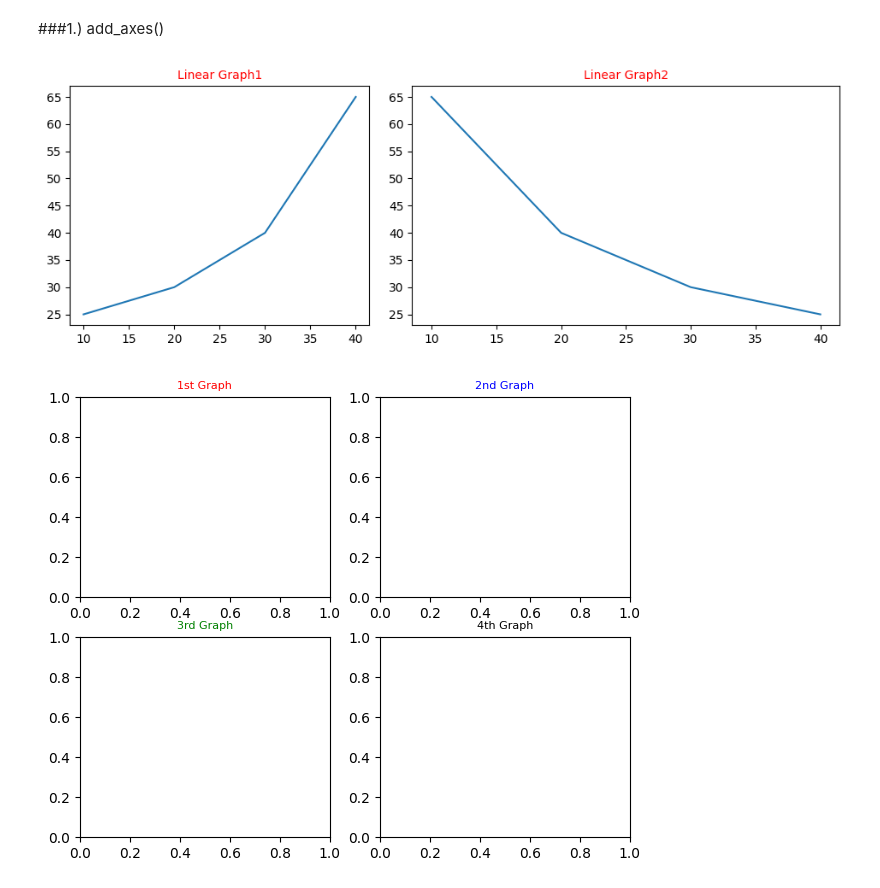
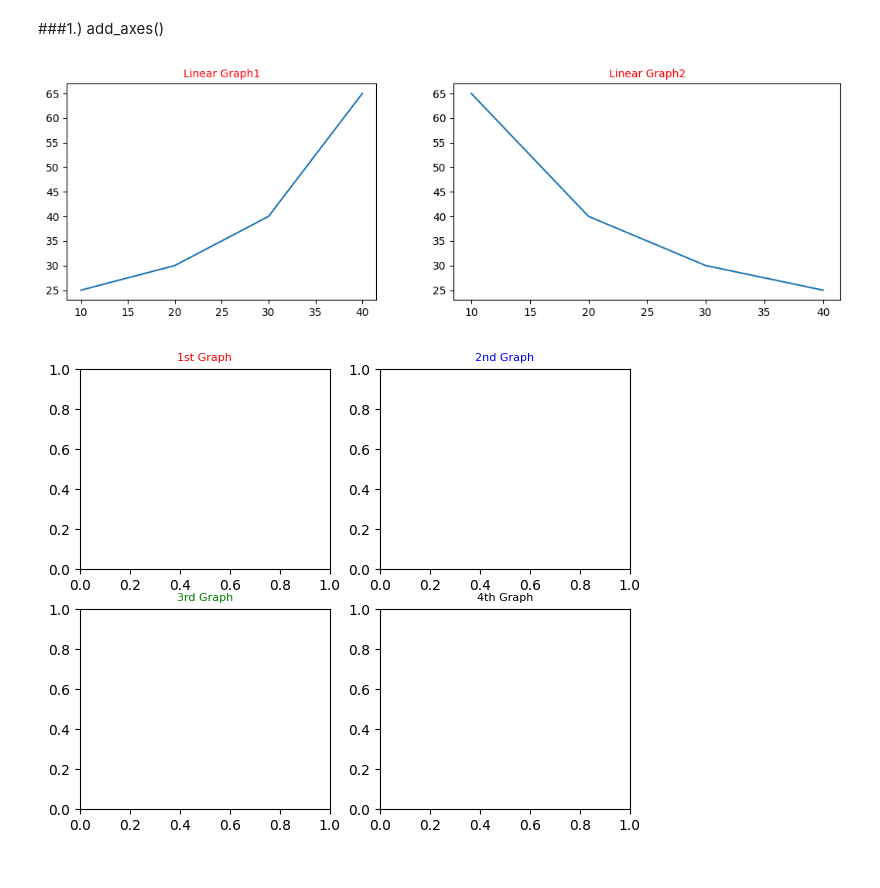
Before and after one commit to Angy-face/Esan-Coding-SS2, a Jupyter notebook: 2_3_Matplotlib.ipynb, the cells around one changed output. Cells and saved outputs as stored; diff of their text form; code cells hidden in the pictures.

```diff
--- a/2_3_Matplotlib.ipynb
+++ b/2_3_Matplotlib.ipynb
@@ -275,18 +275,18 @@ y2 = [65, 40, 30, 25]
 # %%
 fig = plt.figure(figsize=(5,4)) #size 5x4
 # ***** setting position of figure *****
-ax1 = fig.add_axes([0,0,0.7,0.7]) #creating the 1st axes for the figure [x0,y0,width,height]
-ax2 = fig.add_axes([0.8,0,1,0.7]) #creating the 2nd axes for the figure [x0,y0,width,height]
+ax1 = fig.add_axes([0,0,0.8,0.7]) #creating the 1st axes for the figure [x0,y0,width,height]
+ax2 = fig.add_axes([1,0,1,0.7]) #creating the 2nd axes for the figure [x0,y0,width,height]
 
 ax1.plot(x,y1) #plotting the 1st data
 ax2.plot(x,y2) #plotting the 2nd data
 
 ax1.set_title("Linear Graph1", fontsize = 10, color = "red")
 ax2.set_title("Linear Graph2", fontsize = 10, color = "red")
 
 plt.show()
 # %% [output]
-[figure, old version]
+[figure, new version]
 # %%
 fig = plt.figure(figsize=(5,4)) #size 3x2
 # ***** setting position of figure *****
```
Also changed, not shown: parts of 5 cells of this notebook.
